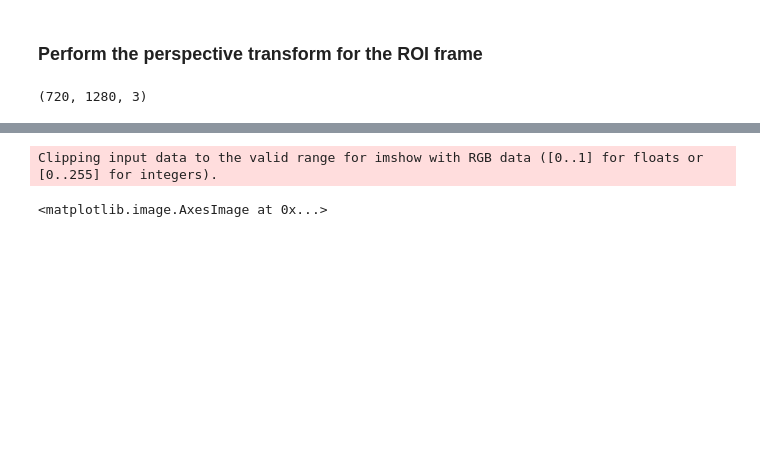
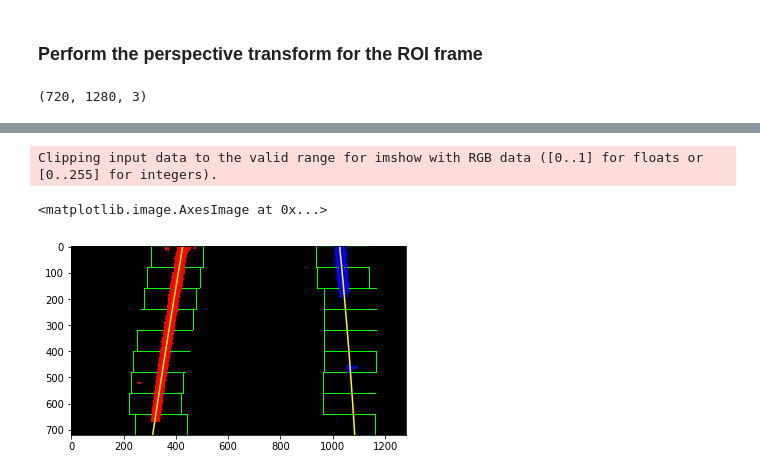
Before and after one commit to SitaramRyali/Self_Driving_Car-NanoDegree, a Jupyter notebook: Project-LaneLines_Finder/CarND-Advanced-Lane-Lines-Project/Project_Code/Advanced_Lane_Detector.ipynb, the cells around one changed output, grey strips where cells are left out. Cells and saved outputs as stored; diff of their text form; code cells hidden in the pictures; blank space fills up the shorter version.

```diff
--- a/Project-LaneLines_Finder/CarND-Advanced-Lane-Lines-Project/Project_Code/Advanced_Lane_Detector.ipynb
+++ b/Project-LaneLines_Finder/CarND-Advanced-Lane-Lines-Project/Project_Code/Advanced_Lane_Detector.ipynb
@@ -372,42 +446,42 @@ def find_lane_pixels(binary_warped):
     righty = nonzeroy[right_lane_inds]
 
     return leftx, lefty, rightx, righty, out_img
-
-
-def fit_polynomial(binary_warped):
-    # Find our lane pixels first
-    leftx, lefty, rightx, righty, out_img = find_lane_pixels(binary_warped)
-
-    # Fit a second order polynomial to each using `np.polyfit`
-    left_fit = np.polyfit(lefty, leftx, 2)
-    right_fit = np.polyfit(righty, rightx, 2)
-
-    # Generate x and y values for plotting
-    ploty = np.linspace(0, binary_warped.shape[0]-1, binary_warped.shape[0] )
-    try:
-        left_fitx = left_fit[0]*ploty**2 + left_fit[1]*ploty + left_fit[2]
-        right_fitx = right_fit[0]*ploty**2 + right_fit[1]*ploty + right_fit[2]
-    except TypeError:
-        # Avoids an error if `left` and `right_fit` are still none or incorrect
-        print('The function failed to fit a line!')
-        left_fitx = 1*ploty**2 + 1*ploty
-        right_fitx = 1*ploty**2 + 1*ploty
-
-    ## Visualization ##
-    # Colors in the left and right lane regions
-    out_img[lefty, leftx] = [255, 0, 0]
-    out_img[righty, rightx] = [0, 0, 255]
-
-    # Plots the left and right polynomials on the lane lines
-    plt.plot(left_fitx, ploty, color='yellow')
-    plt.plot(right_fitx, ploty, color='yellow')
-
-    return out_img
-
-
-out_img = fit_polynomial(binary_warped)
-
-plt.imshow(out_img)
-# %% [output]
-Clipping input data to the valid range for imshow with RGB data ([0..1] for floats or [0..255] for integers).
-<matplotlib.image.AxesImage at 0x...>
+# %%
+def fit_polynomial(binary_warped):
+    # Find our lane pixels first
+    leftx, lefty, rightx, righty, out_img = find_lane_pixels(binary_warped)
+
+    # Fit a second order polynomial to each using `np.polyfit`
+    left_fit = np.polyfit(lefty, leftx, 2)
+    right_fit = np.polyfit(righty, rightx, 2)
+
+    # Generate x and y values for plotting
+    ploty = np.linspace(0, binary_warped.shape[0]-1, binary_warped.shape[0] )
+    try:
+        left_fitx = left_fit[0]*ploty**2 + left_fit[1]*ploty + left_fit[2]
+        right_fitx = right_fit[0]*ploty**2 + right_fit[1]*ploty + right_fit[2]
+    except TypeError:
+        # Avoids an error if `left` and `right_fit` are still none or incorrect
+        print('The function failed to fit a line!')
+        left_fitx = 1*ploty**2 + 1*ploty
+        right_fitx = 1*ploty**2 + 1*ploty
+
+    ## Visualization ##
+    # Colors in the left and right lane regions
+    out_img[lefty, leftx] = [255, 0, 0]
+    out_img[righty, rightx] = [0, 0, 255]
+
+    # Plots the left and right polynomials on the lane lines
+    plt.plot(left_fitx, ploty, color='yellow')
+    plt.plot(right_fitx, ploty, color='yellow')
+
+    return left_fit,right_fit,out_img
+
+left_fit,right_fit,out_img = fit_polynomial(binary_warped)
+#out_img = fit_polynomial(binary_warped)
+
+plt.imshow(out_img)
+# %% [output]
+Clipping input data to the valid range for imshow with RGB data ([0..1] for floats or [0..255] for integers).
+<matplotlib.image.AxesImage at 0x...>
+[figure, added]
```
Also changed, not shown: parts of 29 cells of this notebook.
